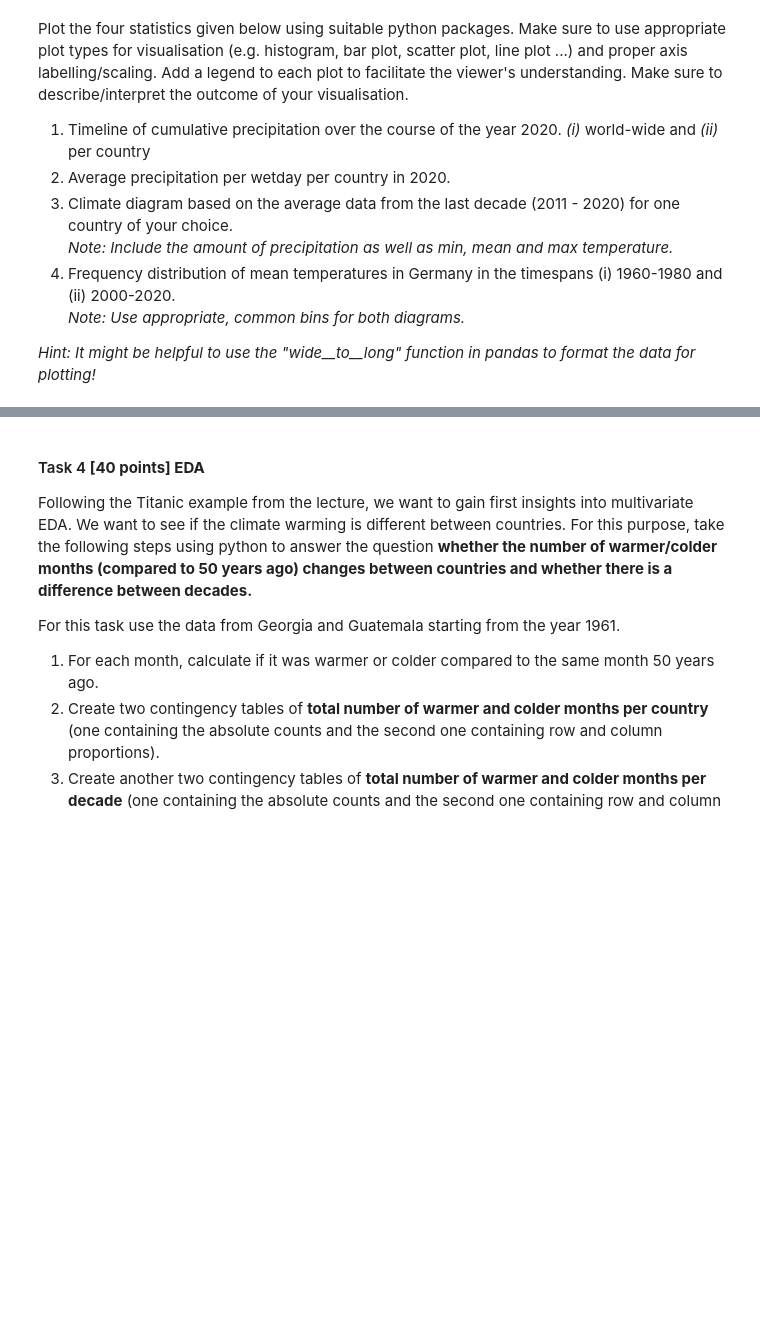
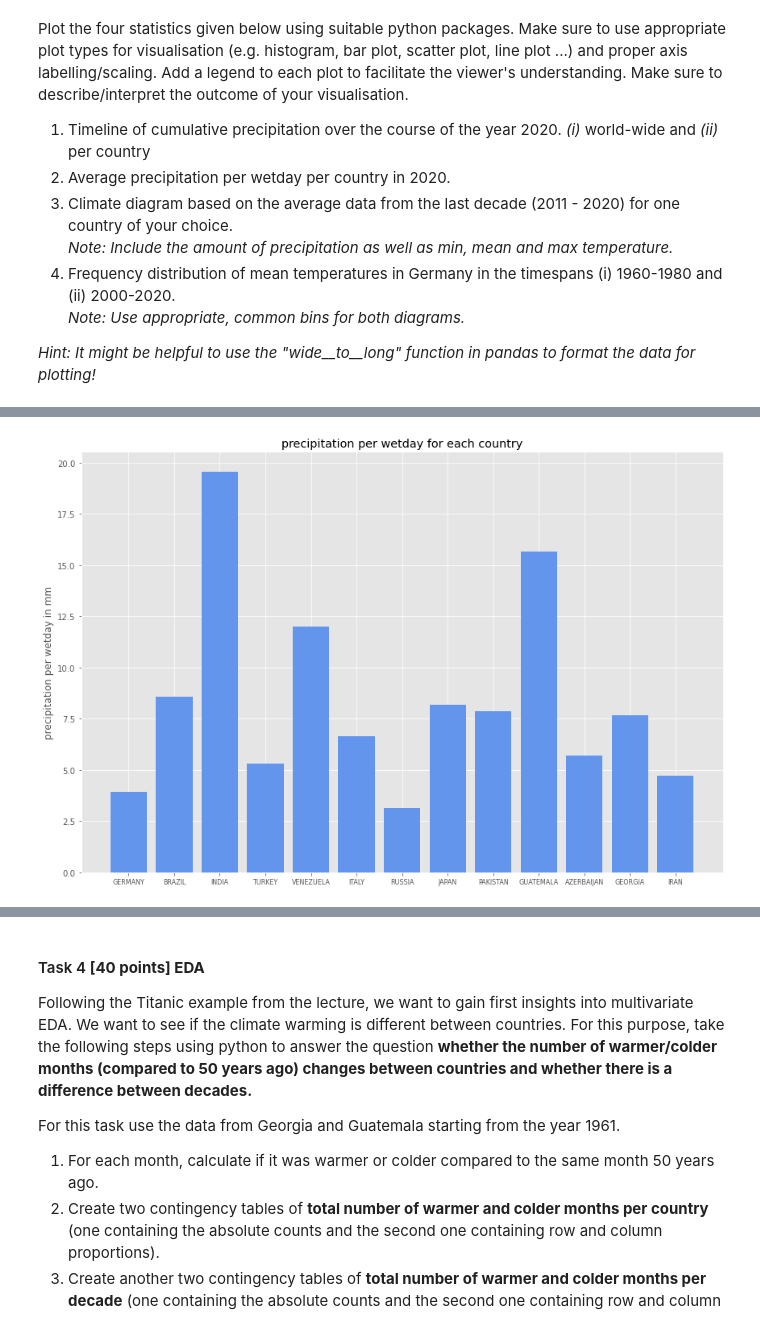
Before and after one commit to alschiessl/ResearchMethods, a Jupyter notebook: 21_RM_A02_Group.ipynb, the cells around one changed output, grey strips where cells are left out. Cells and saved outputs as stored; diff of their text form; code cells hidden in the pictures; blank space fills up the shorter version.

```diff
--- a/21_RM_A02_Group.ipynb
+++ b/21_RM_A02_Group.ipynb
@@ -191,0 +134,26 @@ between 2000 and 2020 have been warmer. Yearly averages of up to 11 degrees Cels
+# %%
+#### second task ####
+
+# setup plot
+fig, axs = plt.subplots(1, 1, figsize=(12, 8))
+
+# filtering the dataframe
+df_wetdays_2020 = cru_df.query('YEAR ==2020')[cru_df.columns[50:62]]
+
+# calculation percipitation per wetday
+precip_per_wetdays = []
+for i in range(count_countries):
+    precip_country = sum(df_precip_2020.iloc[[i]].values.flatten().tolist())
+    wetdays_country = sum(df_wetdays_2020.iloc[[i]].values.flatten().tolist())
+    precip_per_wetdays.append(precip_country / wetdays_country)
+
+# plotting the bar plot
+axs.set_title("precipitation per wetday for each country")
+axs.set_ylabel("precipitation per wetday in mm")
+axs.tick_params(axis='x', which='major', labelsize=8)
+axs.bar(countries, height=precip_per_wetdays, color='cornflowerblue')
+
+fig.tight_layout()
+plt.show()
+# %% [output]
+[figure, added]
```
Also changed, not shown: parts of 4 cells of this notebook.
